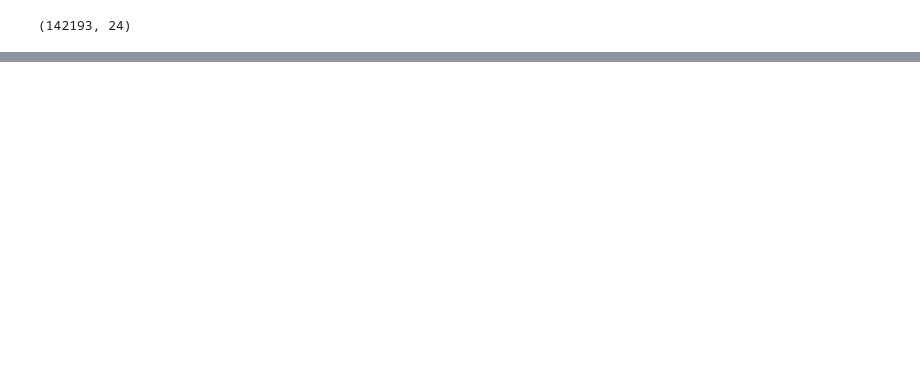
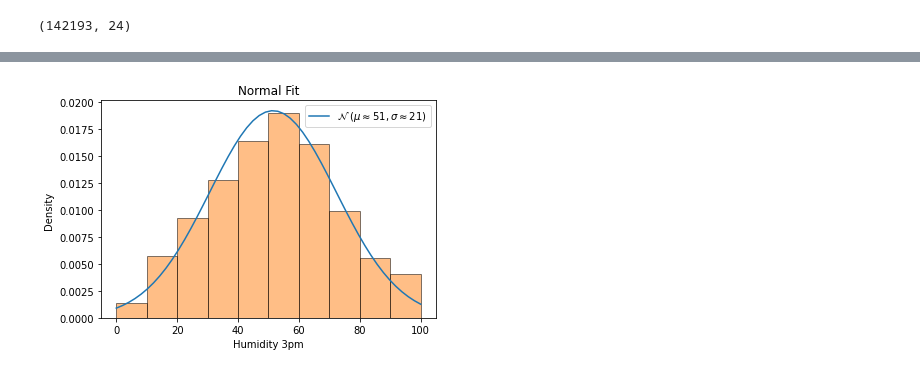
Before and after one commit to kevintsi/pythonIOT, a Jupyter notebook: ML/Rain_Australia_Mini_Project.ipynb, the cells around one changed output, grey strips where cells are left out. Cells and saved outputs as stored; diff of their text form; code cells hidden in the pictures; blank space fills up the shorter version.

```diff
--- a/ML/Rain_Australia_Mini_Project.ipynb
+++ b/ML/Rain_Australia_Mini_Project.ipynb
@@ -58,0 +99,15 @@ plt.hist(df["Location"])
+# %%
+std = np.std(df.Humidity3pm, ddof=1)
+mean = np.mean(df.Humidity3pm)
+# %%
+domain = np.linspace(np.min(df.Humidity3pm), np.max(df.Humidity3pm))
+plt.plot(domain, norm.pdf(domain, mean, std),
+label='$\mathcal{N}$ '+f'$(\mu \\approx {round(mean)}, \sigma \\approx {round(std)} )$')
+plt.hist(df.Humidity3pm, edgecolor='black', alpha=.5, density=True)
+plt.title("Normal Fit")
+plt.xlabel("Humidity 3pm")
+plt.ylabel("Density ")
+plt.legend()
+plt.show()
+# %% [output]
+[figure, added]
```
Also changed, not shown: parts of 19 cells of this notebook.
